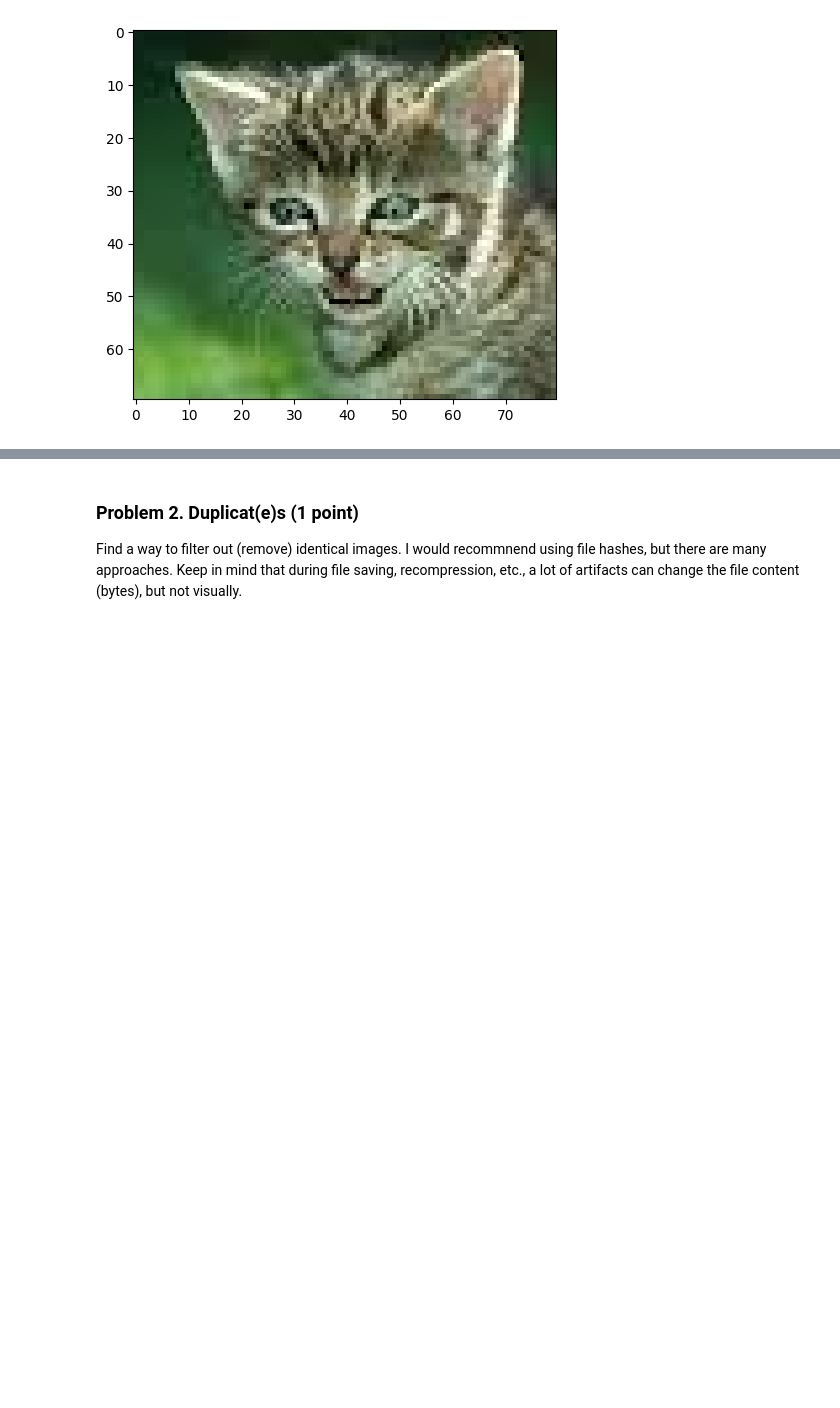
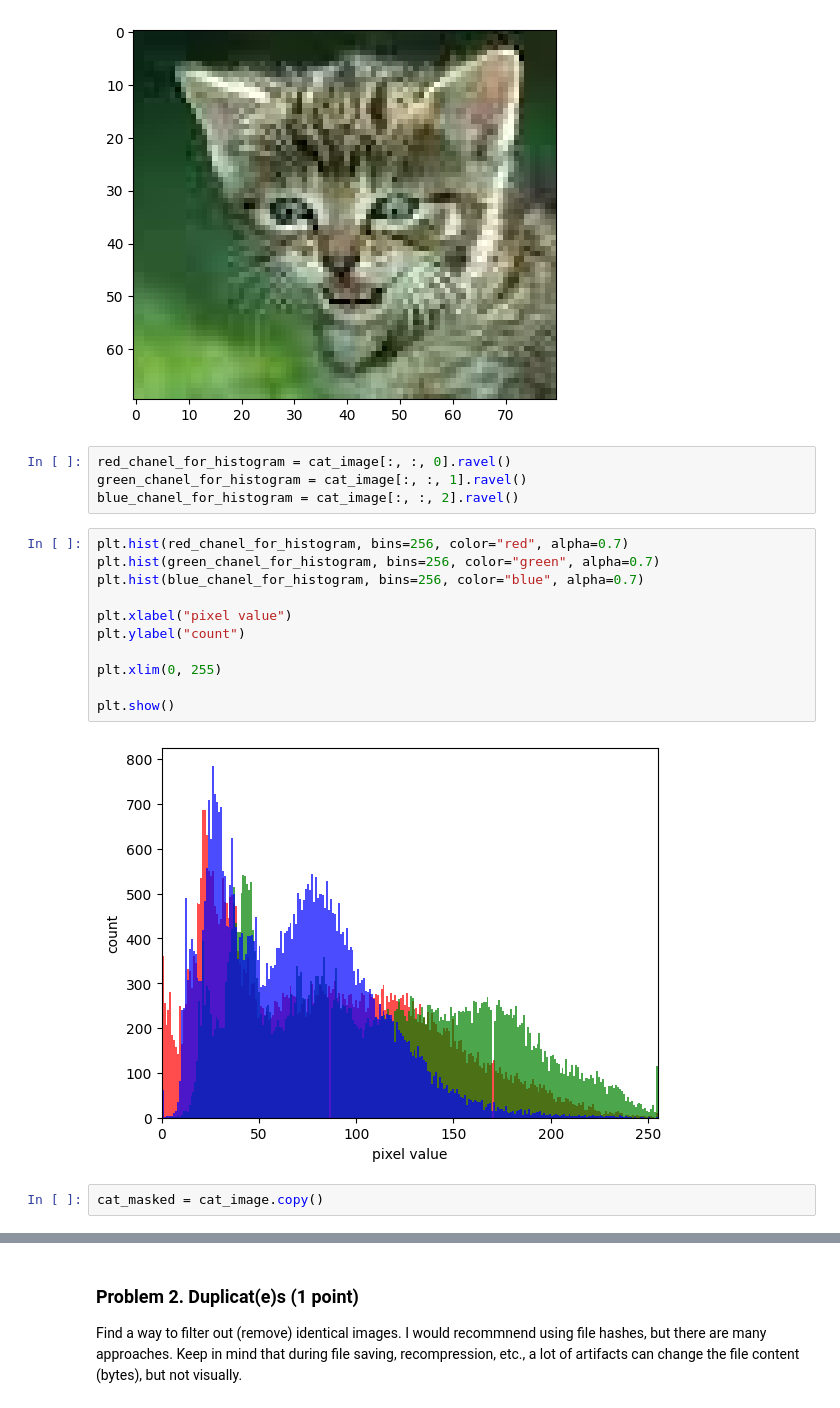
Before and after one commit to patonov/Data_Science-July_2024, a Jupyter notebook: Working_With_Images/Working with Images Lab.ipynb, the cells around one changed output, grey strips where cells are left out. Cells and saved outputs as stored; diff of their text form; blank space fills up the shorter version.

```diff
--- a/Working_With_Images/Working with Images Lab.ipynb
+++ b/Working_With_Images/Working with Images Lab.ipynb
@@ -61,3 +61,22 @@ plt.imshow(cat_image[50:120, 70:150])
 # %% [output]
 <matplotlib.image.AxesImage at 0x...>
 [figure]
+# %%
+red_chanel_for_histogram = cat_image[:, :, 0].ravel()
+green_chanel_for_histogram = cat_image[:, :, 1].ravel()
+blue_chanel_for_histogram = cat_image[:, :, 2].ravel()
+# %%
+plt.hist(red_chanel_for_histogram, bins=256, color="red", alpha=0.7)
+plt.hist(green_chanel_for_histogram, bins=256, color="green", alpha=0.7)
+plt.hist(blue_chanel_for_histogram, bins=256, color="blue", alpha=0.7)
+
+plt.xlabel("pixel value")
+plt.ylabel("count")
+
+plt.xlim(0, 255)
+
+plt.show()
+# %% [output]
+[figure, added]
+# %%
+cat_masked = cat_image.copy()
```
Also changed, not shown: parts of 1 cell of this notebook.
